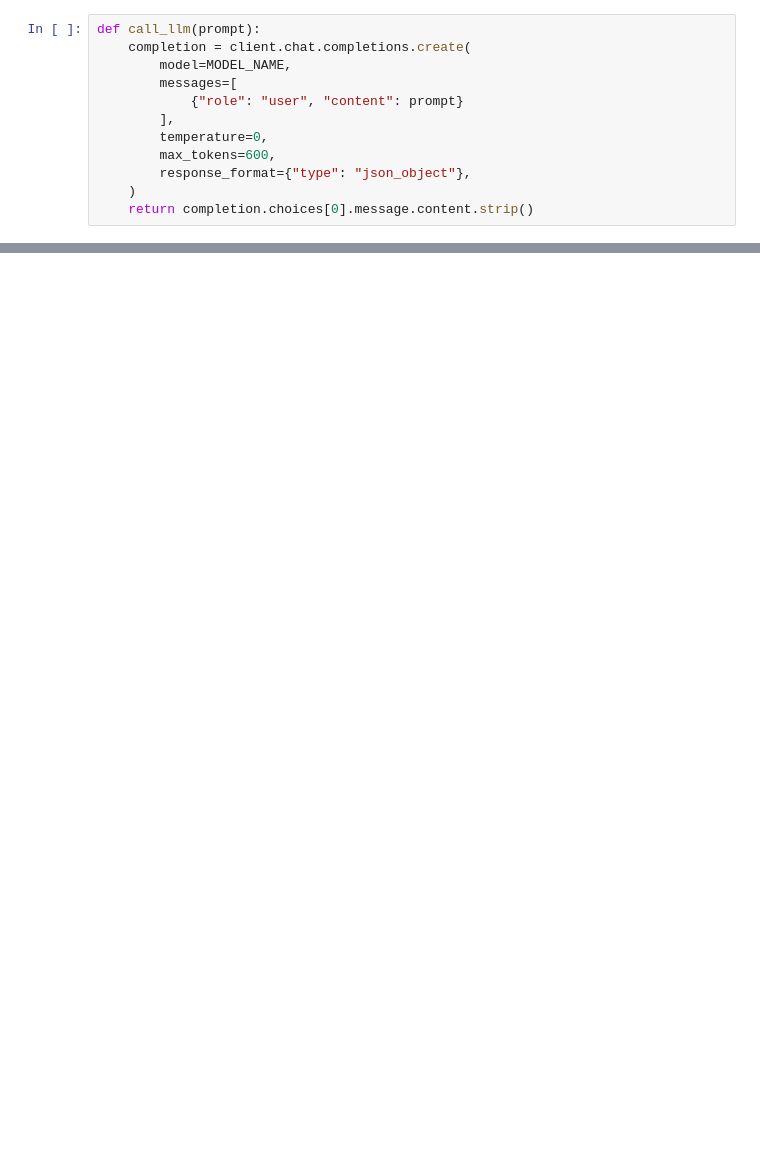
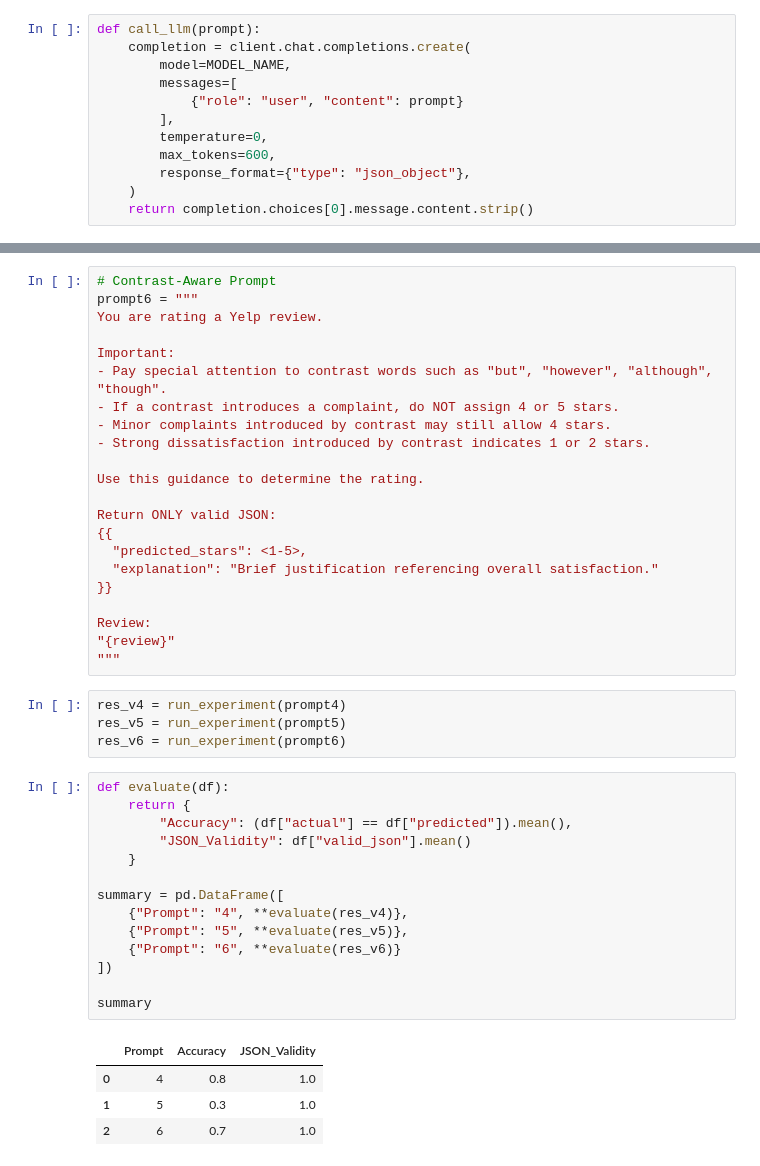
Before and after one commit to Vijay2101/Fynd-Assignment, a Jupyter notebook: fynd_task1.ipynb, the cells around one changed output, grey strips where cells are left out. Drawn from its saved outputs; the diff is of its cells as text; blank space fills up the shorter version.

```diff
--- a/fynd_task1.ipynb
+++ b/fynd_task1.ipynb
@@ -159,0 +355,45 @@ summary
+# %%
+# Contrast-Aware Prompt
+prompt6 = """
+You are rating a Yelp review.
+
+Important:
+- Pay special attention to contrast words such as "but", "however", "although", "though".
+- If a contrast introduces a complaint, do NOT assign 4 or 5 stars.
+- Minor complaints introduced by contrast may still allow 4 stars.
+- Strong dissatisfaction introduced by contrast indicates 1 or 2 stars.
+
+Use this guidance to determine the rating.
+
+Return ONLY valid JSON:
+{{
+  "predicted_stars": <1-5>,
+  "explanation": "Brief justification referencing overall satisfaction."
+}}
+
+Review:
+"{review}"
+"""
+# %%
+res_v4 = run_experiment(prompt4)
+res_v5 = run_experiment(prompt5)
+res_v6 = run_experiment(prompt6)
+# %%
+def evaluate(df):
+    return {
+        "Accuracy": (df["actual"] == df["predicted"]).mean(),
+        "JSON_Validity": df["valid_json"].mean()
+    }
+
+summary = pd.DataFrame([
+    {"Prompt": "4", **evaluate(res_v4)},
+    {"Prompt": "5", **evaluate(res_v5)},
+    {"Prompt": "6", **evaluate(res_v6)}
+])
+
+summary
+# %% [output]
+|  | Prompt | Accuracy | JSON_Validity |
+| 0 | 4 | 0.8 | 1.0 |
+| 1 | 5 | 0.3 | 1.0 |
+| 2 | 6 | 0.7 | 1.0 |
```
Also changed, not shown: parts of 25 cells of this notebook.
